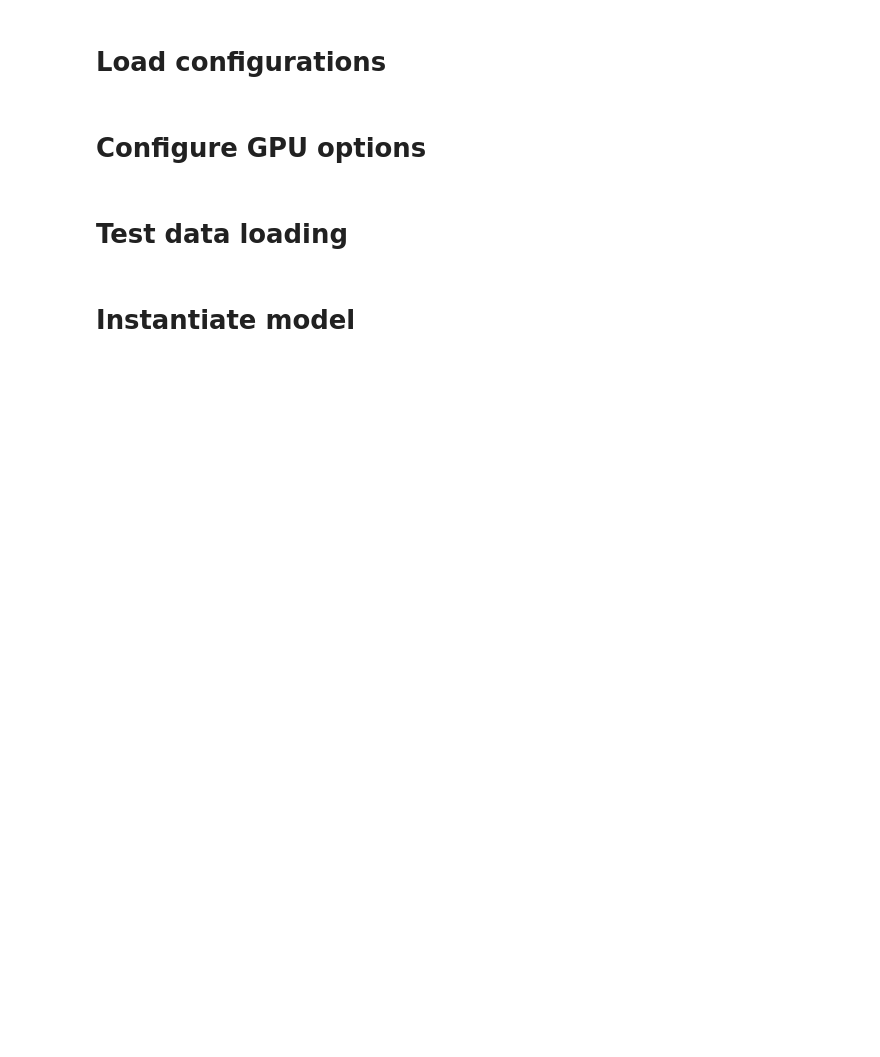
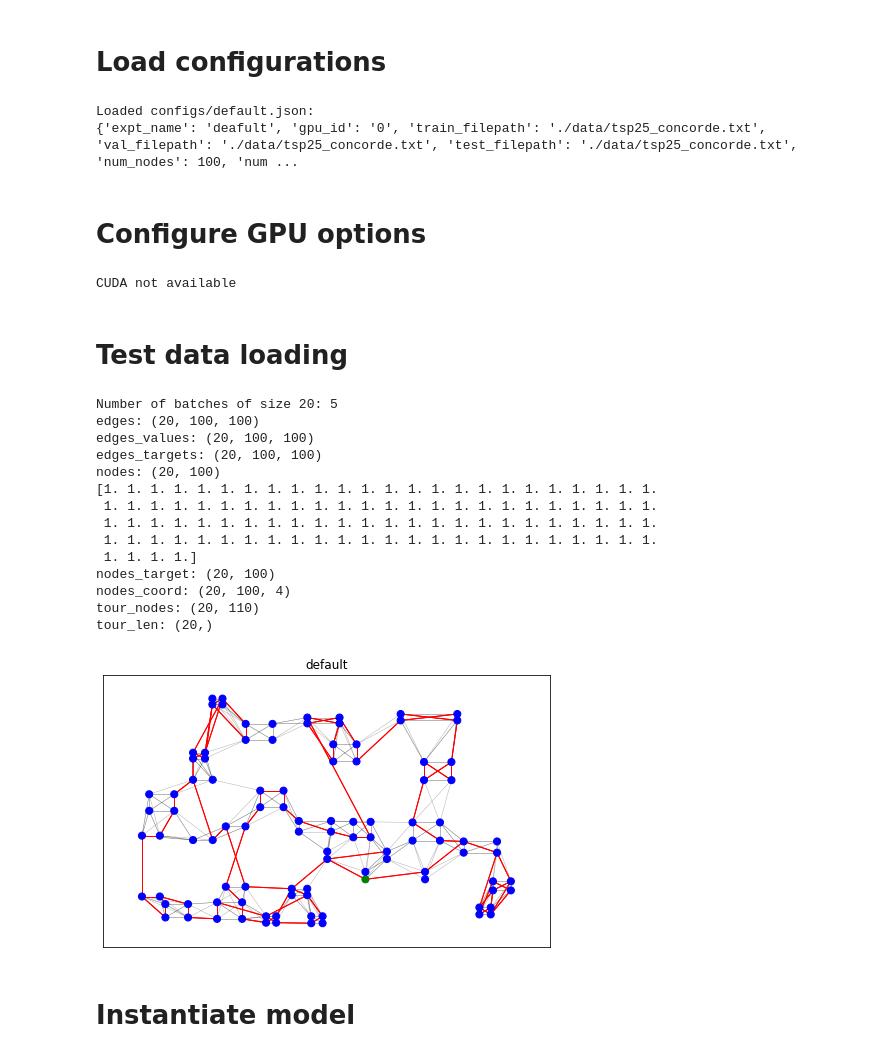
Before and after one commit to danny3125/GCN_transformer_pointer, a Jupyter notebook: single_board_hybrid/pre_train_gcn/main.ipynb, the cells around one changed output. Drawn from its saved outputs; the diff is of its cells as text; code cells hidden in the pictures; blank space fills up the shorter version.

```diff
--- a/single_board_hybrid/pre_train_gcn/main.ipynb
+++ b/single_board_hybrid/pre_train_gcn/main.ipynb
@@ -51,12 +54,15 @@ if notebook_mode==False:
     args = parser.parse_args()
     config_path = args.config
 elif viz_mode == True:
-    config_path = "logs/tsp100/config.json"
+    config_path = "configs/default.json"
 else:
     config_path = "configs/default.json"
 
 config = get_config(config_path)
 print("Loaded {}:\n{}".format(config_path, config))
+# %% [output]
+Loaded configs/default.json:
+{'expt_name': 'deafult', 'gpu_id': '0', 'train_filepath': './data/tsp25_concorde.txt', 'val_filepath': './data/tsp25_concorde.txt', 'test_filepath': './data/tsp25_concorde.txt', 'num_nodes': 100, 'num ...
 # %%
 # Over-ride config params (for viz_mode)
 if viz_mode==True:
@@ -87,34 +93,52 @@ else:
     dtypeFloat = torch.FloatTensor
     dtypeLong = torch.LongTensor
     torch.manual_seed(1)
+# %% [output]
+CUDA not available
 # %% [markdown]
 # Test data loading
 # %%
 if notebook_mode:
     num_nodes = config.num_nodes
     num_neighbors = config.num_neighbors
     batch_size = config.batch_size
     train_filepath = config.train_filepath
     dataset = GoogleTSPReader(num_nodes, num_neighbors, batch_size, train_filepath)
     print("Number of batches of size {}: {}".format(batch_size, dataset.max_iter))
 
     t = time.time()
     batch = next(iter(dataset))  # Generate a batch of TSPs
-    print("Batch generation took: {:.3f} sec".format(time.time() - t))
 
     print("edges:", batch.edges.shape)
     print("edges_values:", batch.edges_values.shape)
     print("edges_targets:", batch.edges_target.shape)
     print("nodes:", batch.nodes.shape)
+    print(batch.nodes[0])
     print("nodes_target:", batch.nodes_target.shape)
     print("nodes_coord:", batch.nodes_coord.shape)
     print("tour_nodes:", batch.tour_nodes.shape)
     print("tour_len:", batch.tour_len.shape)
 
-    idx = 0
-    f = plt.figure(figsize=(5, 5))
+    idx = 19
+    f = plt.figure(figsize=(8, 5))
     a = f.add_subplot(111)
-    plot_tsp(a, batch.nodes_coord[idx], batch.edges[idx], batch.edges_values[idx], batch.edges_target[idx])
+    plot_tsp(a, batch.nodes_coord[idx][:,(0,1)], batch.edges[idx], batch.edges_values[idx], batch.edges_target[idx])
+# %% [output]
+Number of batches of size 20: 5
+edges: (20, 100, 100)
+edges_values: (20, 100, 100)
+edges_targets: (20, 100, 100)
+nodes: (20, 100)
+[1. 1. 1. 1. 1. 1. 1. 1. 1. 1. 1. 1. 1. 1. 1. 1. 1. 1. 1. 1. 1. 1. 1. 1.
+ 1. 1. 1. 1. 1. 1. 1. 1. 1. 1. 1. 1. 1. 1. 1. 1. 1. 1. 1. 1. 1. 1. 1. 1.
+ 1. 1. 1. 1. 1. 1. 1. 1. 1. 1. 1. 1. 1. 1. 1. 1. 1. 1. 1. 1. 1. 1. 1. 1.
+ 1. 1. 1. 1. 1. 1. 1. 1. 1. 1. 1. 1. 1. 1. 1. 1. 1. 1. 1. 1. 1. 1. 1. 1.
+ 1. 1. 1. 1.]
+nodes_target: (20, 100)
+nodes_coord: (20, 100, 4)
+tour_nodes: (20, 110)
+tour_len: (20,)
+[figure, added]
 # %%
 # Uncomment below to automatically compute the number of nearest neighbors to use in k-NN input graph
 # if config.num_neighbors == -1:
```
Also changed, not shown: parts of 4 cells of this notebook, 19 other files.
